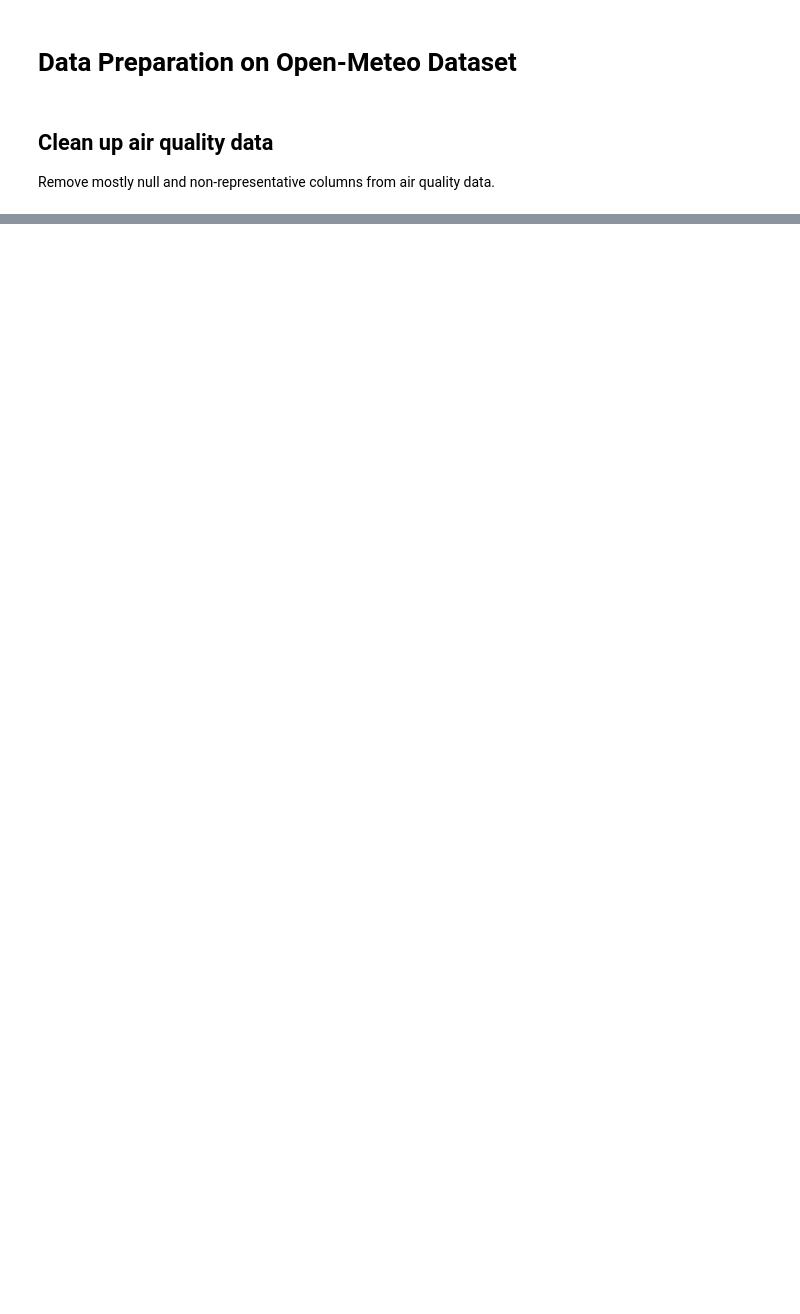
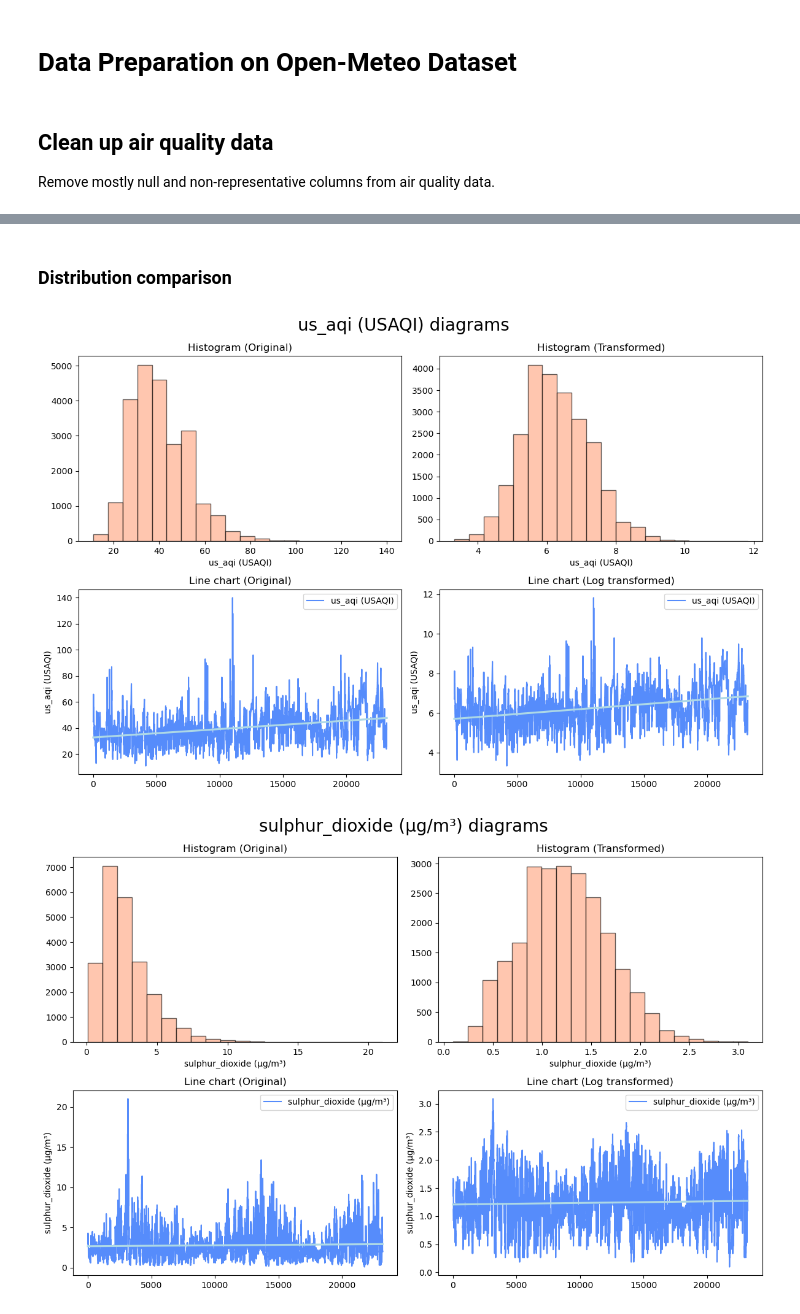
Before and after one commit to ianbunag/cmpe-255-data-mining-project, a Jupyter notebook: 03-30-data-preparation-open-meteo.ipynb, the cells around one changed output, grey strips where cells are left out. Cells and saved outputs as stored; diff of their text form; code cells hidden in the pictures; blank space fills up the shorter version.

Commit message:
Stabilize air quality data

```diff
--- a/03-30-data-preparation-open-meteo.ipynb
+++ b/03-30-data-preparation-open-meteo.ipynb
@@ -34,0 +20,17 @@ Columns with null values:
+# %%
+aq_cleaned = aq.copy()
+aq_cleaned = aq_cleaned.drop([
+    aq_keys['methane (μg/m³)'], # Dropped because half the data is missing.
+    aq_keys['carbon_dioxide (ppm)'], # Dropped because half the data is missing.
+], axis=1)
+
+aq_preview = aq_cleaned.copy()
+aq_columns_with_null = []
+
+for key in aq_preview.columns.tolist():
+    null_count = aq_preview[key].isna().sum()
+    if null_count > 0:
+        aq_columns_with_null.append(key)
+
+print(f"Columns with null values:\n{aq_columns_with_null}")
+aq_preview.head(3)
@@ -34,0 +134,32 @@ Columns with null values:
+# %% [markdown]
+### Distribution comparison
+# %%
+features_comparison = [
+    aq_keys['us_aqi (USAQI)'],
+    aq_keys['sulphur_dioxide (μg/m³)'],
+    aq_keys['carbon_monoxide (μg/m³)']
+]
+
+for feature_comparison in features_comparison:
+    fig, axes = plt.subplots(2, 2, figsize=(12, 8))
+
+    plt.suptitle(feature_comparison + ' diagrams', fontsize=20)
+    axes[0, 0].hist(aq[feature_comparison], alpha = 0.6, bins=20, color='lightsalmon', edgecolor='black')
+    axes[0, 0].set_title('Histogram (Original)')
+    axes[0, 0].set_xlabel(feature_comparison)
+
+    axes[0, 1].hist(aq_transformed[feature_comparison], alpha = 0.6, bins=20, color='lightsalmon', edgecolor='black')
+    axes[0, 1].set_title('Histogram (Transformed)')
+    axes[0, 1].set_xlabel(feature_comparison)
+
+    aq.plot(y=[feature_comparison], ax=axes[1, 0], title='Line chart (Original)', kind='line')
+    sns.regplot(data=aq, x=aq.index, y=feature_comparison, ax=axes[1,0], scatter=False, color='lightblue')
+
+    aq_transformed.plot(y=[feature_comparison], ax=axes[1,1], title='Line chart (Log transformed)', kind='line')
+    sns.regplot(data=aq_transformed, x=aq_transformed.index, y=feature_comparison, ax=axes[1,1], scatter=False, color='lightblue')
+
+    plt.tight_layout()
+    plt.show()
+# %% [output]
+[figure, added]
+[figure, added]
```
Also changed, not shown: parts of 11 cells of this notebook, 5 other files.
